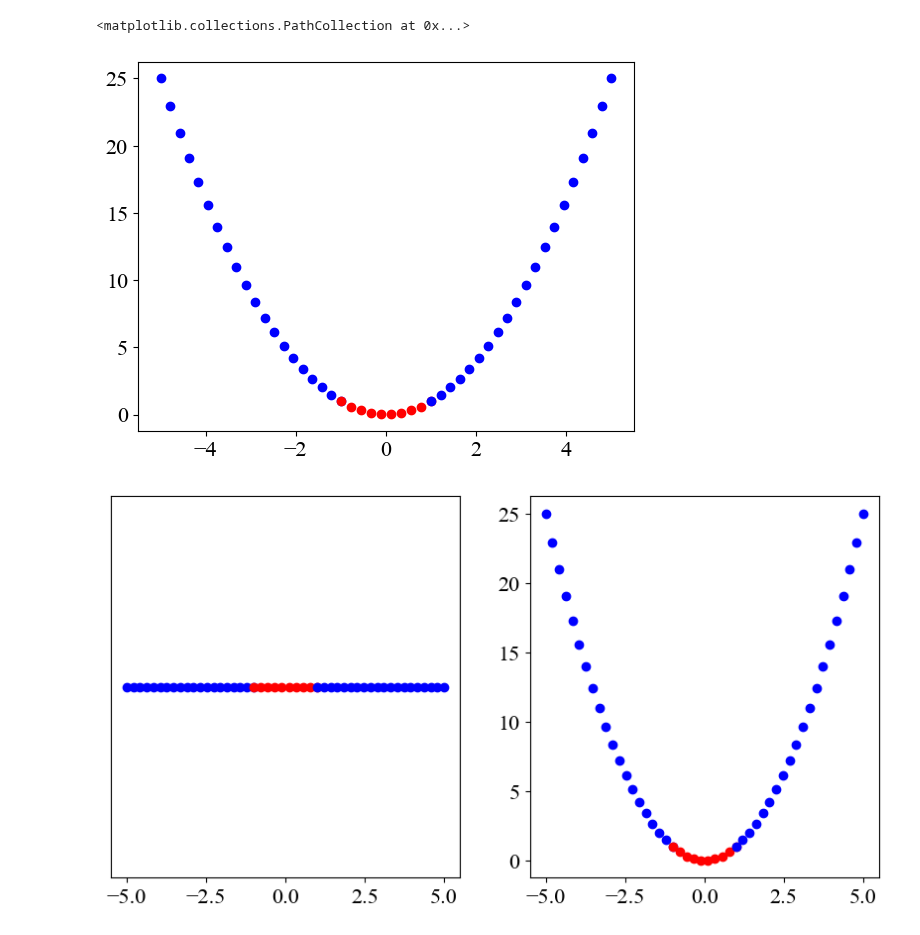
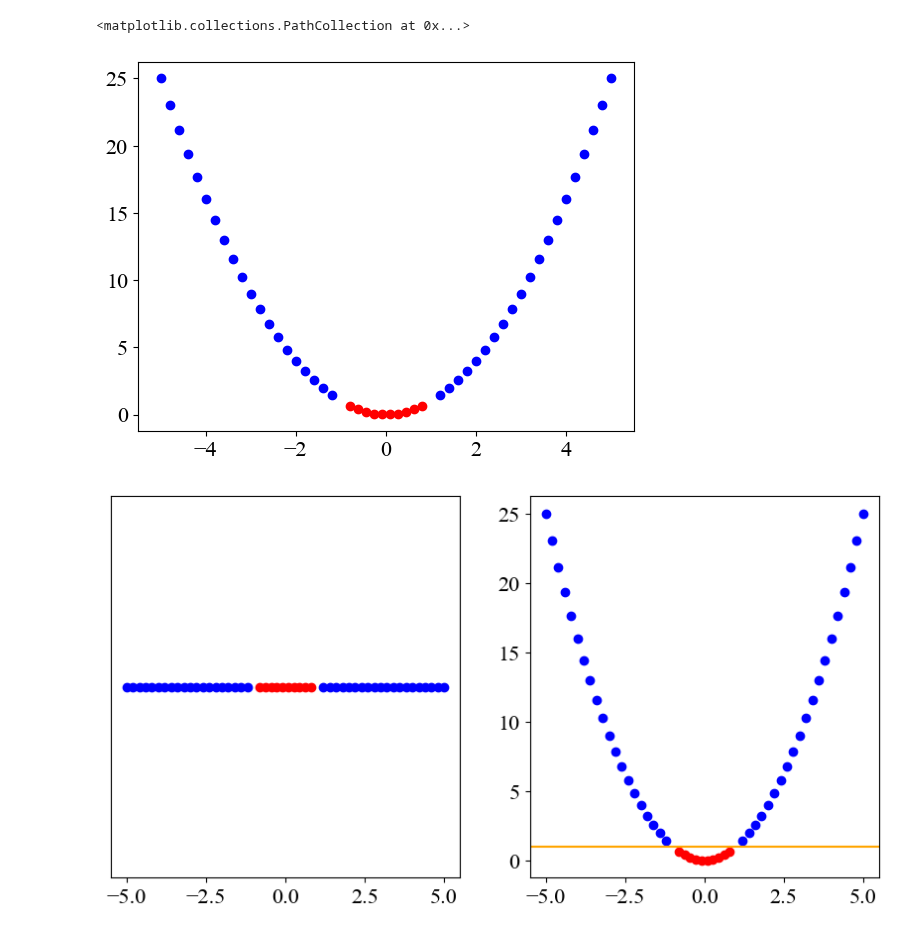
Before and after one commit to ShunYCheung/ShunYCheung.github.io, a Jupyter notebook: _posts/kernel_trick_visual.ipynb, the cells around one changed output. Cells and saved outputs as stored; diff of their text form; code cells hidden in the pictures.

Commit message:
added kernel trick visualisation 5

```diff
--- a/_posts/kernel_trick_visual.ipynb
+++ b/_posts/kernel_trick_visual.ipynb
@@ -8,9 +8,9 @@ mpl.rcParams['font.family'] = 'serif'   # or 'sans-serif', 'monospace'
 mpl.rcParams['font.serif'] = ['Times New Roman']   # choose your preferred font
 mpl.rcParams['font.size'] = 16          # default font size
 # %%
-x1 = np.linspace(-5, -1, 20)
-x2 = np.linspace(-1, 1, 10)
-x3 = np.linspace(1, 5, 20)
+x1 = np.linspace(-5, -1.2, 20)
+x2 = np.linspace(-0.8, 0.8, 10)
+x3 = np.linspace(1.2, 5, 20)
 
 y1d = np.zeros(70)
 # %%
@@ -30,21 +30,21 @@ plt.scatter(x2, y2, color='red')
 plt.scatter(x3, y3, color='blue')
 # %% [output]
 <matplotlib.collections.PathCollection at 0x...>
-[figure, old version]
+[figure, new version]
 # %%
 fig, ax = plt.subplots(1, 2, figsize=(10, 5))
 
 ax[0].scatter(x1, np.zeros(len(x1)), color='blue')
 ax[0].scatter(x2, np.zeros(len(x2)), color='red')
 ax[0].scatter(x3, np.zeros(len(x3)), color='blue')
 ax[0].set_yticks([])
 
 ax[1].scatter(x1, y1, color='blue')
 ax[1].scatter(x2, y2, color='red')
 ax[1].scatter(x3, y3, color='blue')
 
-plt.axhline(1)
+plt.axhline(1, color='orange')
 
 plt.savefig('kerneltrick.png')
 # %% [output]
-[figure, old version]
+[figure, new version]
```
Also changed, not shown: parts of 1 cell of this notebook.
